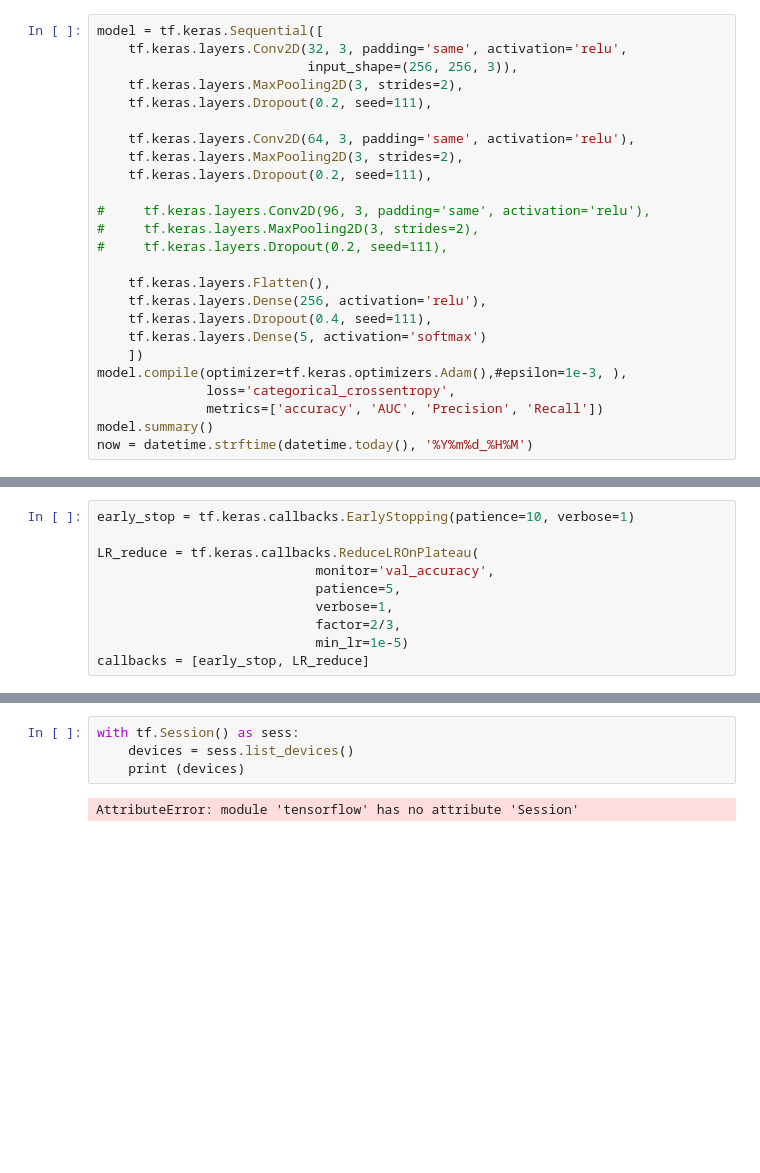
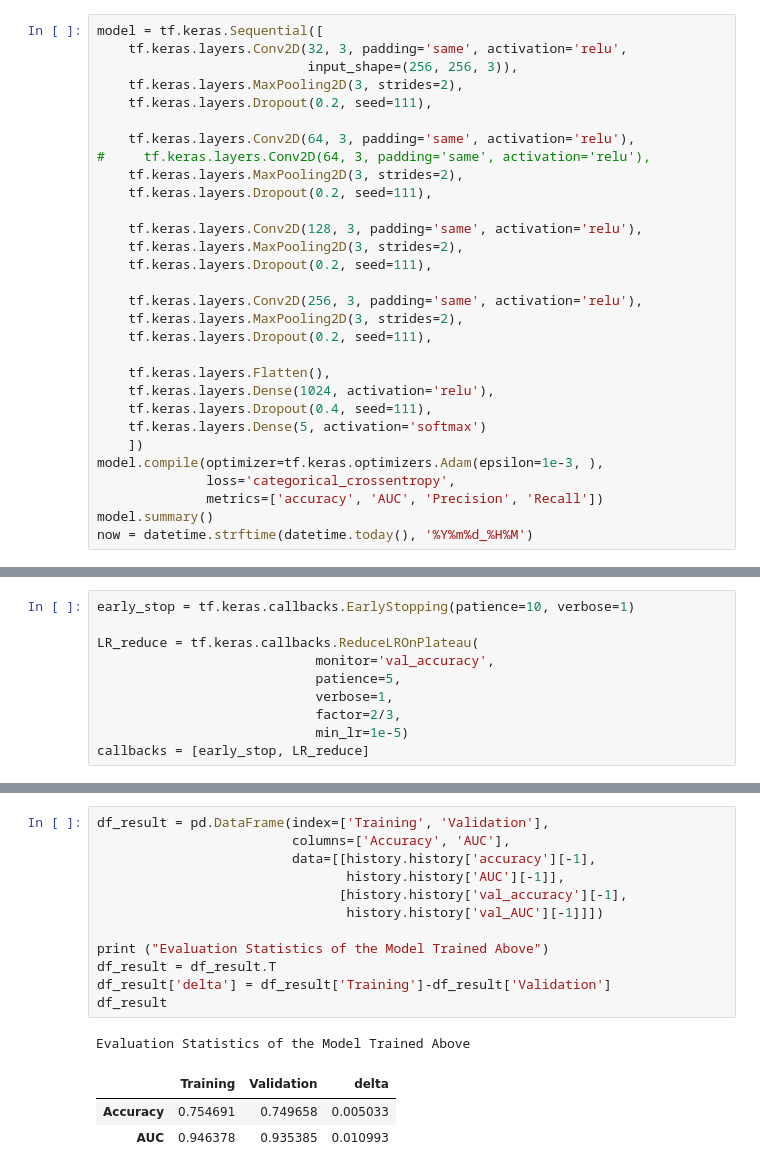
Before and after one commit to d-wdj/MachineLearning, a Jupyter notebook: DiaRetino/Diabetic Retinopathy.ipynb, the cells around one changed output, grey strips where cells are left out. Saved outputs shown, nothing was run; the diff lists cells and outputs as text; blank space fills up the shorter version.

```diff
--- a/DiaRetino/Diabetic Retinopathy.ipynb
+++ b/DiaRetino/Diabetic Retinopathy.ipynb
@@ -121,19 +121,24 @@ model = tf.keras.Sequential([
     tf.keras.layers.Dropout(0.2, seed=111),
 
     tf.keras.layers.Conv2D(64, 3, padding='same', activation='relu'),
+#     tf.keras.layers.Conv2D(64, 3, padding='same', activation='relu'),
     tf.keras.layers.MaxPooling2D(3, strides=2),
     tf.keras.layers.Dropout(0.2, seed=111),
 
-#     tf.keras.layers.Conv2D(96, 3, padding='same', activation='relu'),
-#     tf.keras.layers.MaxPooling2D(3, strides=2),
-#     tf.keras.layers.Dropout(0.2, seed=111),
+    tf.keras.layers.Conv2D(128, 3, padding='same', activation='relu'),
+    tf.keras.layers.MaxPooling2D(3, strides=2),
+    tf.keras.layers.Dropout(0.2, seed=111),
+
+    tf.keras.layers.Conv2D(256, 3, padding='same', activation='relu'),
+    tf.keras.layers.MaxPooling2D(3, strides=2),
+    tf.keras.layers.Dropout(0.2, seed=111),
 
     tf.keras.layers.Flatten(),
-    tf.keras.layers.Dense(256, activation='relu'),
+    tf.keras.layers.Dense(1024, activation='relu'),
     tf.keras.layers.Dropout(0.4, seed=111),
     tf.keras.layers.Dense(5, activation='softmax')
     ])
-model.compile(optimizer=tf.keras.optimizers.Adam(),#epsilon=1e-3, ),
+model.compile(optimizer=tf.keras.optimizers.Adam(epsilon=1e-3, ),
               loss='categorical_crossentropy',
               metrics=['accuracy', 'AUC', 'Precision', 'Recall'])
 model.summary()
@@ -259,7 +270,18 @@ plotHistory(history, False)
 True
-# %%
-with tf.Session() as sess:
-    devices = sess.list_devices()
-    print (devices)
-# %% [output]
-AttributeError: module 'tensorflow' has no attribute 'Session'
+# %%
+df_result = pd.DataFrame(index=['Training', 'Validation'],
+                         columns=['Accuracy', 'AUC'],
+                         data=[[history.history['accuracy'][-1],
+                                history.history['AUC'][-1]],
+                               [history.history['val_accuracy'][-1],
+                                history.history['val_AUC'][-1]]])
+
+print ("Evaluation Statistics of the Model Trained Above")
+df_result = df_result.T
+df_result['delta'] = df_result['Training']-df_result['Validation']
+df_result
+# %% [output]
+Evaluation Statistics of the Model Trained Above
+|  | Training | Validation | delta |
+| Accuracy | 0.754691 | 0.749658 | 0.005033 |
+| AUC | 0.946378 | 0.935385 | 0.010993 |
```
Also changed, not shown: parts of 4 cells of this notebook.
